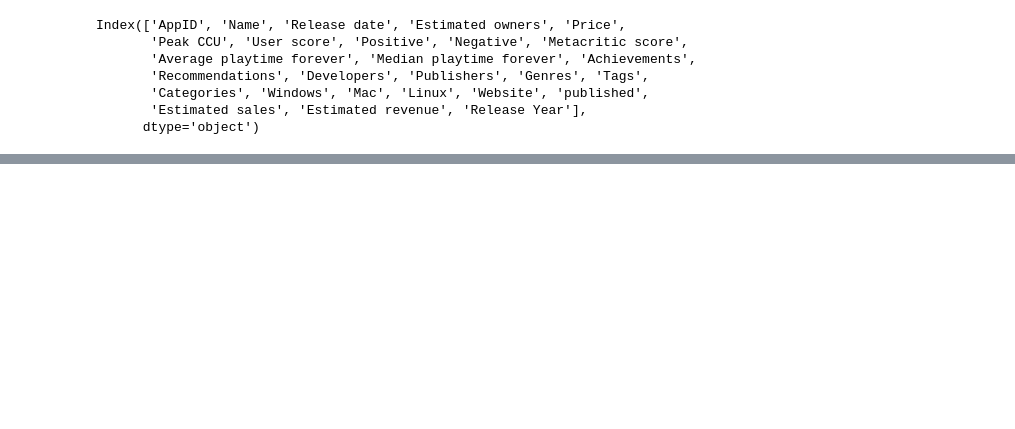
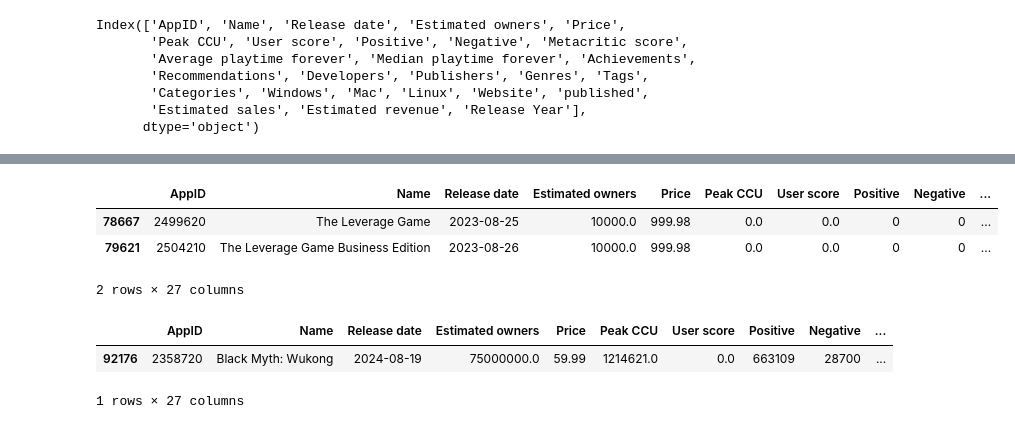
Before and after one commit to GitAlberto/GAMEDATA360, a Jupyter notebook: notebooks/EDA2.ipynb, the cells around one changed output, grey strips where cells are left out. Saved outputs shown, nothing was run; the diff lists cells and outputs as text; code cells hidden in the pictures; blank space fills up the shorter version.

```diff
--- a/notebooks/EDA2.ipynb
+++ b/notebooks/EDA2.ipynb
@@ -1386,0 +1446,15 @@ df_action.tail(2)
+# %%
+# Le jeux le plus cher
+df_analyse[df_analyse['Price']==max(df_analyse['Price'])]
+# %% [output]
+|  | AppID | Name | Release date | Estimated owners | Price | Peak CCU | User score | Positive | Negative | ... |
+| 78667 | 2499620 | The Leverage Game | 2023-08-25 | 10000.0 | 999.98 | 0.0 | 0.0 | 0 | 0 | ... |
+| 79621 | 2504210 | The Leverage Game Business Edition | 2023-08-26 | 10000.0 | 999.98 | 0.0 | 0.0 | 0 | 0 | ... |
+2 rows × 27 columns
+# %%
+# Métacritic score de Wukong
+df_analyse[df_analyse['Name']=="Black Myth: Wukong"]
+# %% [output]
+|  | AppID | Name | Release date | Estimated owners | Price | Peak CCU | User score | Positive | Negative | ... |
+| 92176 | 2358720 | Black Myth: Wukong | 2024-08-19 | 75000000.0 | 59.99 | 1214621.0 | 0.0 | 663109 | 28700 | ... |
+1 rows × 27 columns
```
Also changed, not shown: parts of 15 cells of this notebook, 6 other files.
